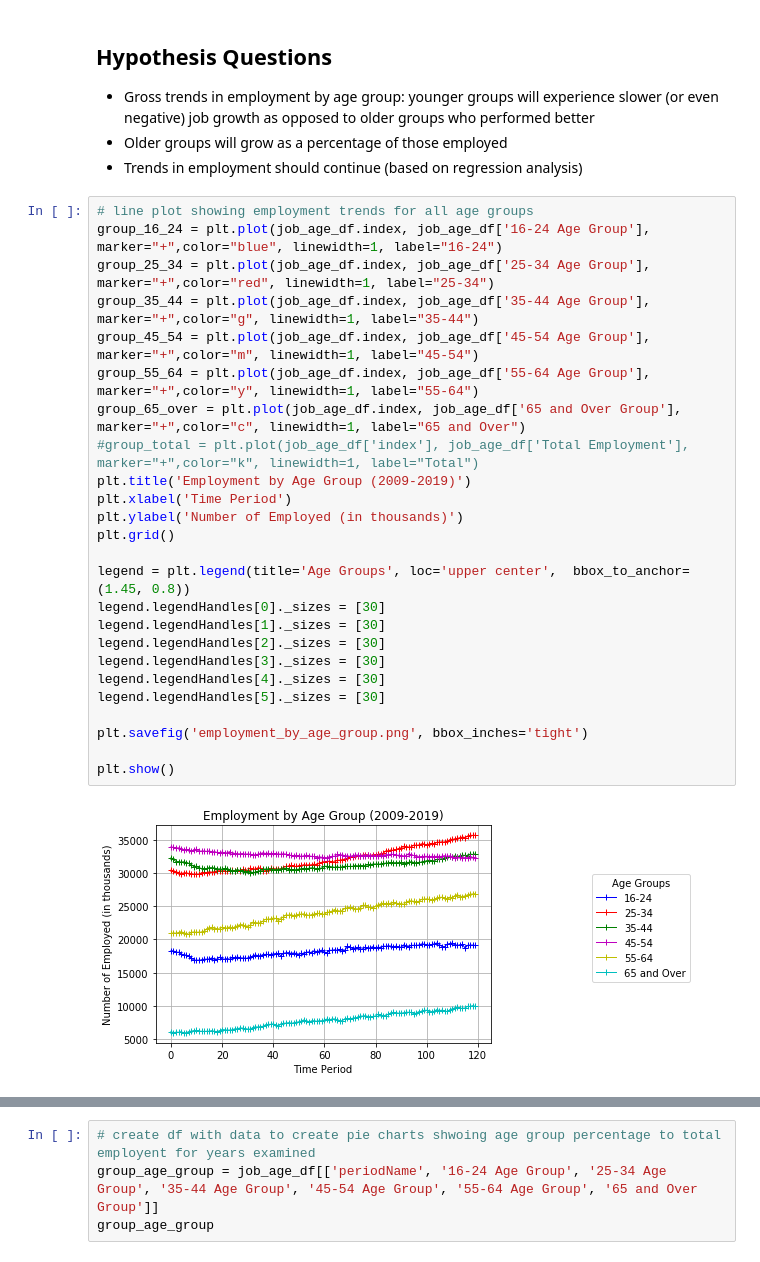
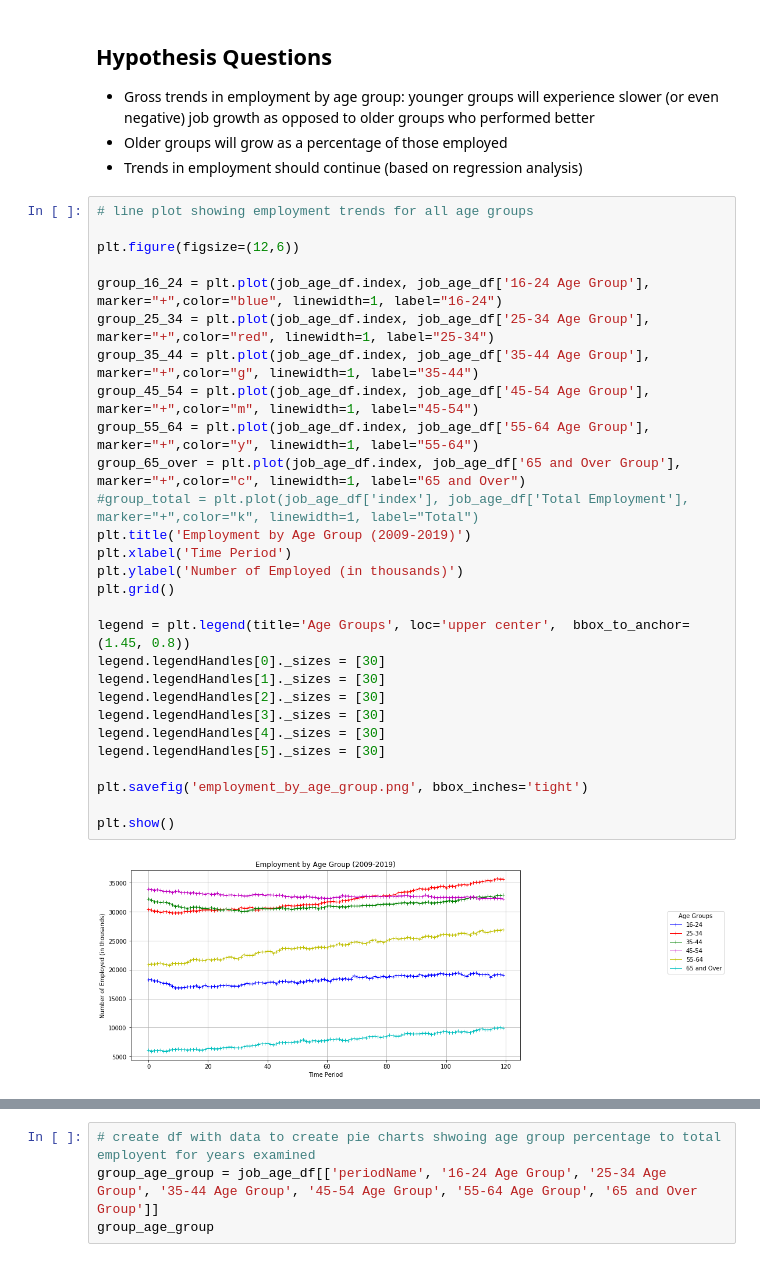
Before and after one commit to soraerae/Project-01-Employment-Data, a Jupyter notebook: job_age_csv.ipynb, the cells around one changed output, grey strips where cells are left out. Saved outputs shown, nothing was run; the diff lists cells and outputs as text.

Commit message:
Clean up charts

```diff
--- a/job_age_csv.ipynb
+++ b/job_age_csv.ipynb
@@ -68,30 +68,33 @@ job_age_df
 * Trends in employment should continue (based on regression analysis)
 # %%
 # line plot showing employment trends for all age groups
+
+plt.figure(figsize=(12,6))
+
 group_16_24 = plt.plot(job_age_df.index, job_age_df['16-24 Age Group'], marker="+",color="blue", linewidth=1, label="16-24")
 group_25_34 = plt.plot(job_age_df.index, job_age_df['25-34 Age Group'], marker="+",color="red", linewidth=1, label="25-34")
 group_35_44 = plt.plot(job_age_df.index, job_age_df['35-44 Age Group'], marker="+",color="g", linewidth=1, label="35-44")
 group_45_54 = plt.plot(job_age_df.index, job_age_df['45-54 Age Group'], marker="+",color="m", linewidth=1, label="45-54")
 group_55_64 = plt.plot(job_age_df.index, job_age_df['55-64 Age Group'], marker="+",color="y", linewidth=1, label="55-64")
 group_65_over = plt.plot(job_age_df.index, job_age_df['65 and Over Group'], marker="+",color="c", linewidth=1, label="65 and Over")
 #group_total = plt.plot(job_age_df['index'], job_age_df['Total Employment'], marker="+",color="k", linewidth=1, label="Total")
 plt.title('Employment by Age Group (2009-2019)')
 plt.xlabel('Time Period')
 plt.ylabel('Number of Employed (in thousands)')
 plt.grid()
 
 legend = plt.legend(title='Age Groups', loc='upper center',  bbox_to_anchor=(1.45, 0.8))
 legend.legendHandles[0]._sizes = [30]
 legend.legendHandles[1]._sizes = [30]
 legend.legendHandles[2]._sizes = [30]
 legend.legendHandles[3]._sizes = [30]
 legend.legendHandles[4]._sizes = [30]
 legend.legendHandles[5]._sizes = [30]
 
 plt.savefig('employment_by_age_group.png', bbox_inches='tight')
 
 plt.show()
 # %% [output]
-[figure, old version]
+[figure, new version]
 # %%
 #line plot for total employment
```
Also changed, not shown: parts of 12 cells of this notebook, 12 other files.
